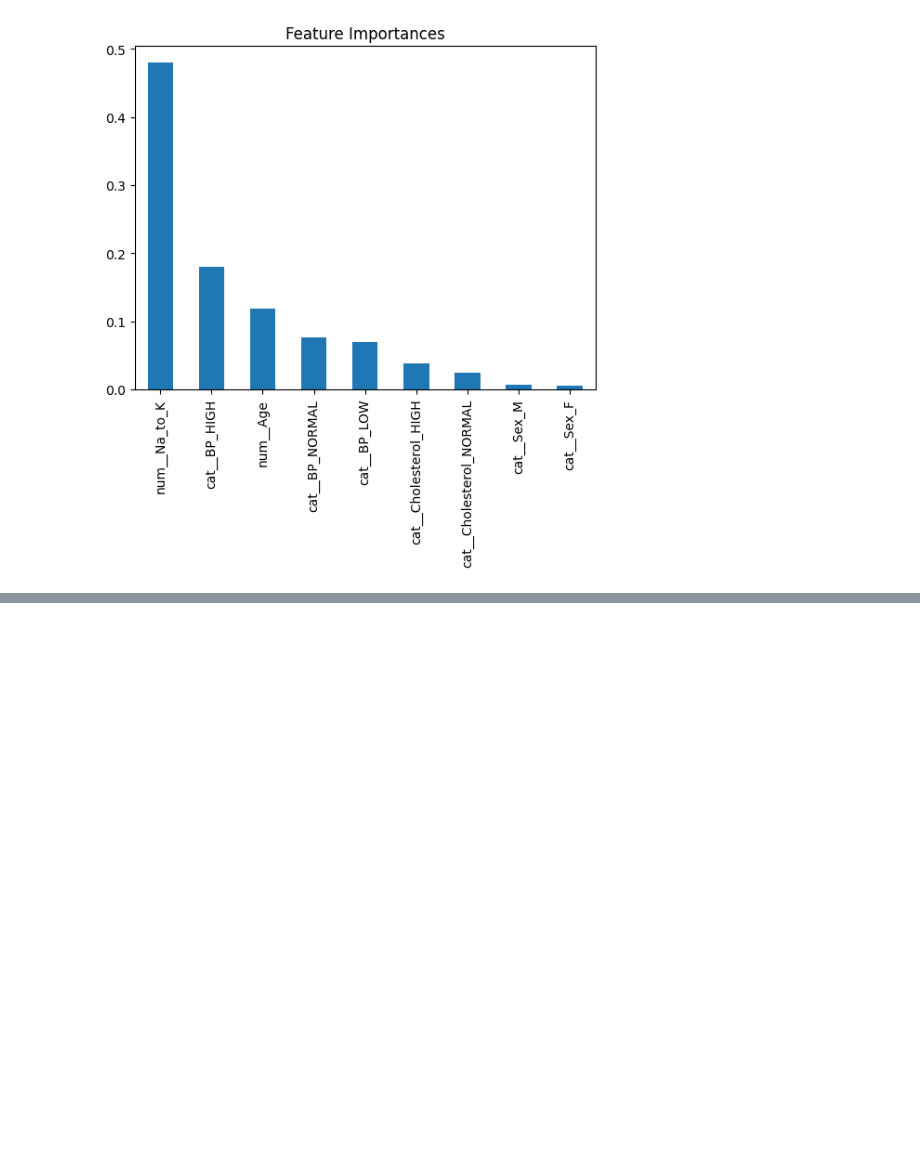
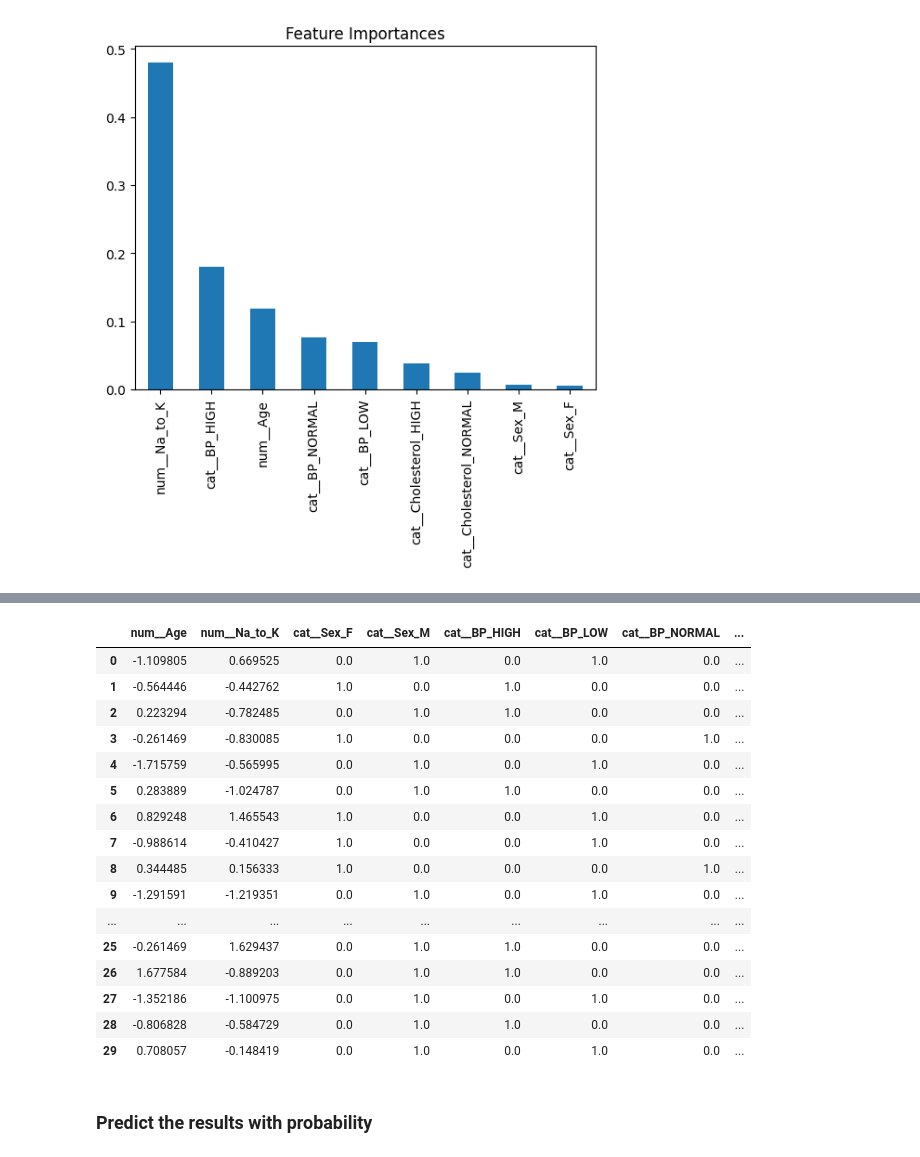
Before and after one commit to utkarshg1/VSCode_Thu_Fri_6_8pm, a Jupyter notebook: Random Forest Classification/RFC.ipynb, the cells around one changed output, grey strips where cells are left out. Cells and saved outputs as stored; diff of their text form; code cells hidden in the pictures; blank space fills up the shorter version.

```diff
--- a/Random Forest Classification/RFC.ipynb
+++ b/Random Forest Classification/RFC.ipynb
@@ -449,0 +452,3 @@ imp.plot(kind='bar', title='Feature Importances')
+# %%
+xnew = pd.read_csv('test_drugs.csv')
+xnew
@@ -449,0 +490,3 @@ imp.plot(kind='bar', title='Feature Importances')
+# %%
+xnew_pre = pre.transform(xnew)
+xnew_pre[0:5]
@@ -449,0 +504,23 @@ imp.plot(kind='bar', title='Feature Importances')
+# %%
+xnew_pre = pd.DataFrame(xnew_pre, columns=cols)
+xnew_pre
+# %% [output]
+|  | num__Age | num__Na_to_K | cat__Sex_F | cat__Sex_M | cat__BP_HIGH | cat__BP_LOW | cat__BP_NORMAL | ... |
+| 0 | -1.109805 | 0.669525 | 0.0 | 1.0 | 0.0 | 1.0 | 0.0 | ... |
+| 1 | -0.564446 | -0.442762 | 1.0 | 0.0 | 1.0 | 0.0 | 0.0 | ... |
+| 2 | 0.223294 | -0.782485 | 0.0 | 1.0 | 1.0 | 0.0 | 0.0 | ... |
+| 3 | -0.261469 | -0.830085 | 1.0 | 0.0 | 0.0 | 0.0 | 1.0 | ... |
+| 4 | -1.715759 | -0.565995 | 0.0 | 1.0 | 0.0 | 1.0 | 0.0 | ... |
+| 5 | 0.283889 | -1.024787 | 0.0 | 1.0 | 1.0 | 0.0 | 0.0 | ... |
+| 6 | 0.829248 | 1.465543 | 1.0 | 0.0 | 0.0 | 1.0 | 0.0 | ... |
+| 7 | -0.988614 | -0.410427 | 1.0 | 0.0 | 0.0 | 1.0 | 0.0 | ... |
+| 8 | 0.344485 | 0.156333 | 1.0 | 0.0 | 0.0 | 0.0 | 1.0 | ... |
+| 9 | -1.291591 | -1.219351 | 0.0 | 1.0 | 0.0 | 1.0 | 0.0 | ... |
+| ... | ... | ... | ... | ... | ... | ... | ... | ... |
+| 25 | -0.261469 | 1.629437 | 0.0 | 1.0 | 1.0 | 0.0 | 0.0 | ... |
+| 26 | 1.677584 | -0.889203 | 0.0 | 1.0 | 1.0 | 0.0 | 0.0 | ... |
+| 27 | -1.352186 | -1.100975 | 0.0 | 1.0 | 0.0 | 1.0 | 0.0 | ... |
+| 28 | -0.806828 | -0.584729 | 0.0 | 1.0 | 1.0 | 0.0 | 0.0 | ... |
+| 29 | 0.708057 | -0.148419 | 0.0 | 1.0 | 0.0 | 1.0 | 0.0 | ... |
+# %% [markdown]
+### Predict the results with probability
```
Also changed, not shown: parts of 16 cells of this notebook, 2 other files.
